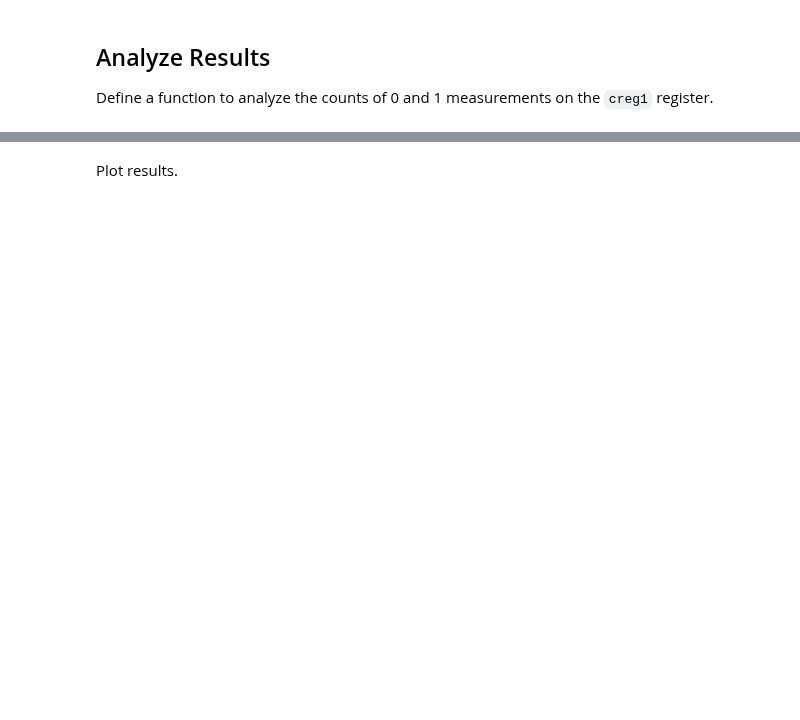
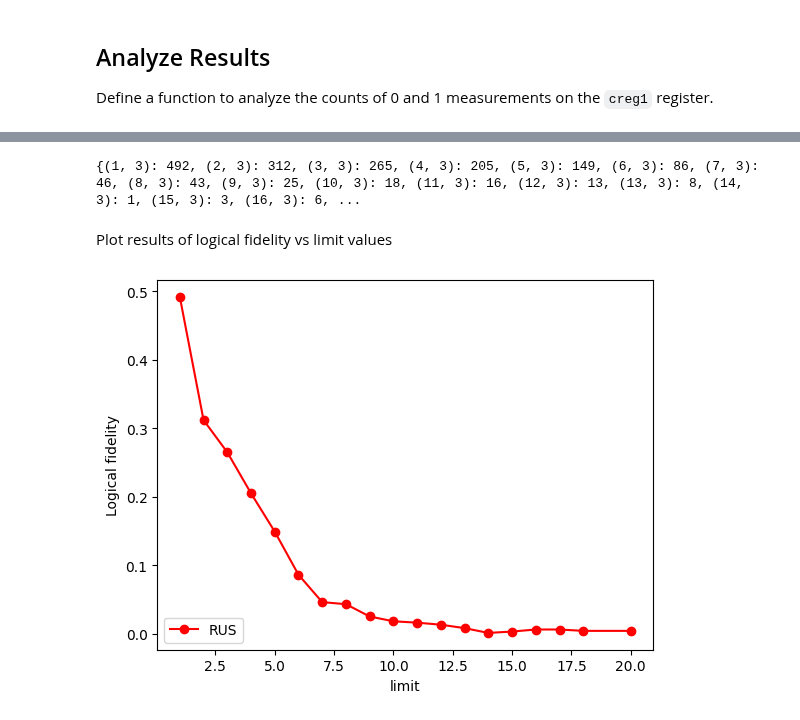
Before and after one commit to CQCL/pytket-quantinuum, a Jupyter notebook: examples/hybrid-compute/repeat_until_success/batched_RUS_example.ipynb, the cells around one changed output, grey strips where cells are left out. Drawn from its saved outputs; the diff is of its cells as text; code cells hidden in the pictures; blank space fills up the shorter version.

```diff
--- a/examples/hybrid-compute/repeat_until_success/batched_RUS_example.ipynb
+++ b/examples/hybrid-compute/repeat_until_success/batched_RUS_example.ipynb
@@ -49,7 +49,7 @@ def build_rus_circuit(n_repetitions: int, cond_execute: int) -> Circuit:
 
     """
     # Create circuit with two qubits
-    circuit = Circuit(2, name=f"RUS_limit={n_repetitions}_cond={cond_execute}")
+    circuit = Circuit(2, name=f"RUS_limit {n_repetitions} cond {cond_execute}")
 
     # Add classical registers
     creg0 = circuit.add_c_register("creg0", 1)
@@ -157,3 +146,28 @@ def get_creg1_counts_from_rus_result(
+# %%
+
+def analyse_creg1_counts_from_rus_result(
+    results_dict: dict[str, BackendResult],
+) -> dict[tuple[int, int], int]:
+    """Given a dictionary of circuit labels and the corresponding BackendResult objects extract the
+    parameters used to construct the circuit as well as the counts on the creg1 register
+
+    In the returned dictionary the key is a tuple of the circuit parameters and the values are
+      the counts obtained from the experiment runs.
+    """
+
+    creg1_0_cnts = {}
+    for circuit_name, backendresult in results_dict.items():
+
+        # extract the integer values of the rus_limit and cond from the circuit name string
+        limit, cond = tuple([int(k) for k in circuit_name.split() if k.isdigit()])
+
+        # retrieve the counts of the creg1 qubit for each result
+        creg1_counts = backendresult.get_counts(cbits=[Bit("creg1", 0)])
+
+        # store the value of limit and cond with the corresponding counts
+        creg1_0_cnts[(limit, cond)] = creg1_counts[(0,)]
+
+    return creg1_0_cnts
 # %%
 def get_rus_circuit_batch(
     machine_name: str, limit_start: int, limit_end: int, cond_execute: int
@@ -289,6 +295,8 @@ result = {}
 for key, handle in data.items():
     result[key] = BackendResult.from_dict(handle)
 # %%
-creg1_0_cnts = get_creg1_counts_from_rus_result(result)
+creg1_0_cnts = analyse_creg1_counts_from_rus_result(result)
 
 print(creg1_0_cnts)
+# %% [output]
+{(1, 3): 492, (2, 3): 312, (3, 3): 265, (4, 3): 205, (5, 3): 149, (6, 3): 86, (7, 3): 46, (8, 3): 43, (9, 3): 25, (10, 3): 18, (11, 3): 16, (12, 3): 13, (13, 3): 8, (14, 3): 1, (15, 3): 3, (16, 3): 6, ...
@@ -304,23 +303,29 @@ y_vals = all_y_values[:9]
+# %%
+
+limit_values = [key[0] for key in creg1_0_cnts.keys()]
+logical_fidelity_values = [value / n_shots for value in creg1_0_cnts.values()]
 # %% [markdown]
 
 
-Plot results.
+Plot results of logical fidelity vs limit values
 # %%
 import matplotlib.pyplot as plt
 
 plt.figure()
 
 # Plot limit vs. Fidelity (Count of 0%)
 plt.errorbar(
-    x_vals,
-    y_vals,
+    limit_values,
+    logical_fidelity_values,
     label="RUS",
     marker="o",
     alpha=1.0,
     color="red",
 )
 
 plt.ylabel("Logical fidelity")
 plt.xlabel("limit")
 plt.legend(loc="lower left")
 plt.show()
+# %% [output]
+[figure, added]
```
Also changed, not shown: parts of 12 cells of this notebook.
